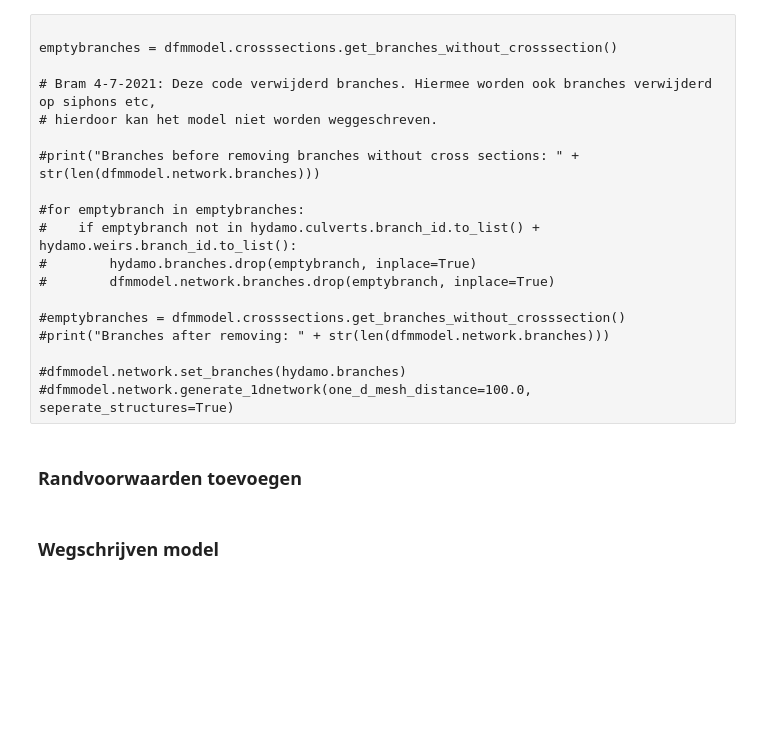
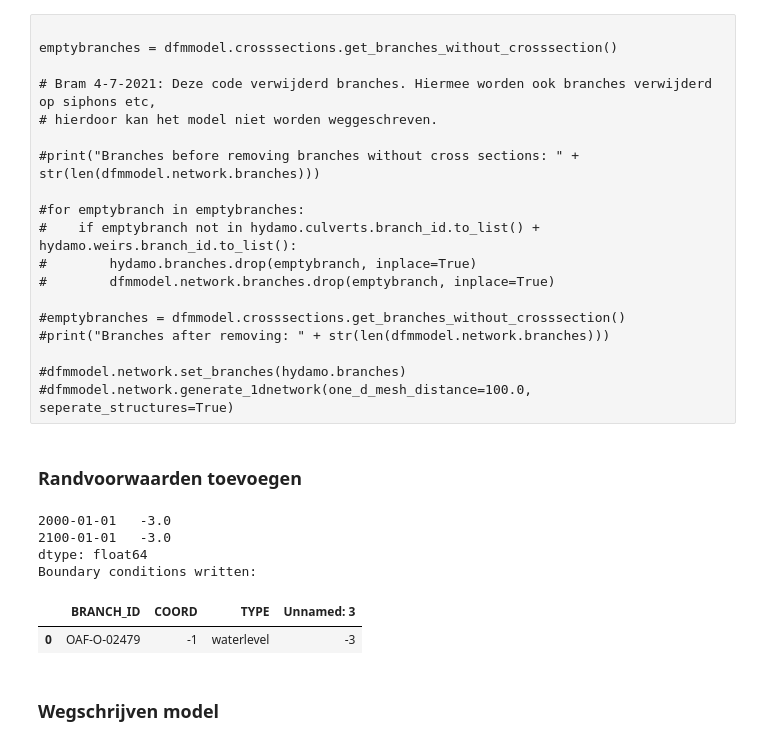
Before and after one commit to SiebeBosch/hena_pilot, a Jupyter notebook: modelbouw.ipynb, the cells around one changed output. Cells and saved outputs as stored; diff of their text form; code cells hidden in the pictures; blank space fills up the shorter version.

```diff
--- a/modelbouw.ipynb
+++ b/modelbouw.ipynb
@@ -504,3 +549,25 @@ dfmmodel.structures.io.pumps_from_hydamo(pompen=hydamo.pumps,
+# %%
+kst_gestuurd = hydamo.weirs.loc[
+    hydamo.weirs['soortregelbaarheidcode'] != 'vast'
+    ]['gpg_id']
+
+gpg_gdf = gpd.read_file(beheerregister.joinpath(invoerbestanden["peilgebieden"]))
+gpg_gdf.set_index("GPGIDENT", inplace=True)
+
+ts_start_datetime = pd.Timestamp(year=2010, month=1, day=1)
+ts_end_datetime = pd.Timestamp(year=2030, month=1, day=1)
+for kst_id, gpg_id in kst_gestuurd.iteritems():
+    if gpg_id in gpg_gdf.index:
+        zomerpeil = gpg_gdf.loc[gpg_id]["GPGZMRPL"]
+        winterpeil = gpg_gdf.loc[gpg_id]["GPGWNTPL"]
+        series = hydrotools.generate_target_series(target_summer=zomerpeil,
+                                                       target_winter=winterpeil,
+                                                       start_datetime=ts_start_datetime,
+                                                       end_datetime=ts_end_datetime)
+        dfmmodel.external_forcings.set_structure_series(kst_id,
+                                                        'weir',
+                                                        'crest',
+                                                        series)
 # %% [markdown]
 ### Aanmaken 1d netwerk
 # %%
@@ -627,21 +728,28 @@ emptybranches = dfmmodel.crosssections.get_branches_without_crosssection()
 # %%
 rvw_df = pd.read_excel(excelbestanden.joinpath(modelbestanden["randvoorwaarden"]))
 
 for _,row in rvw_df.iterrows():
     branch_id = row["BRANCH_ID"]
     pt = hydamo.branches.loc[branch_id]["geometry"].coords[int(row["COORD"])]
     series = pd.Series(data=[-3.0, -3.0],
-                       index=[pd.Timestamp("2000-01-01 00"),
-                              pd.Timestamp("2100-01-01 00")]
+                       index=[pd.Timestamp(year=2000, month=1, day=1),
+                              pd.Timestamp(year=2100, month=1, day=1)]
                        )
     dfmmodel.external_forcings.add_boundary_condition(name=f"BND_{branch_id}",
                                                       pt=pt,
                                                       bctype=row["TYPE"],
                                                       series=series)
     print(series)
 
 print("Boundary conditions written:")
 rvw_df
+# %% [output]
+2000-01-01   -3.0
+2100-01-01   -3.0
+dtype: float64
+Boundary conditions written:
+|  | BRANCH_ID | COORD | TYPE | Unnamed: 3 |
+| 0 | OAF-O-02479 | -1 | waterlevel | -3 |
 # %%
 rvw_df = pd.read_excel(excelbestanden.joinpath(modelbestanden["randvoorwaarden"]))
 
```
Also changed, not shown: parts of 13 cells of this notebook, 14 other files.
